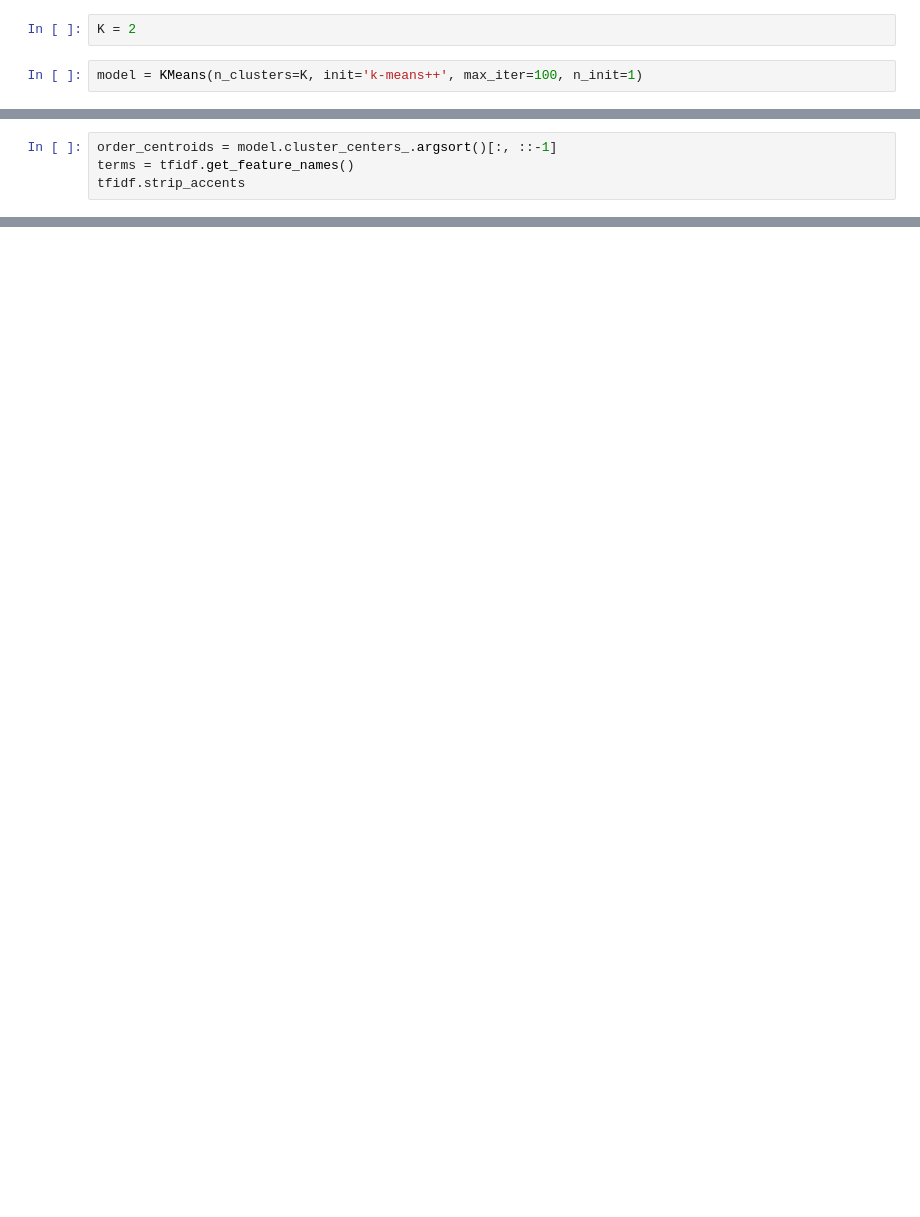
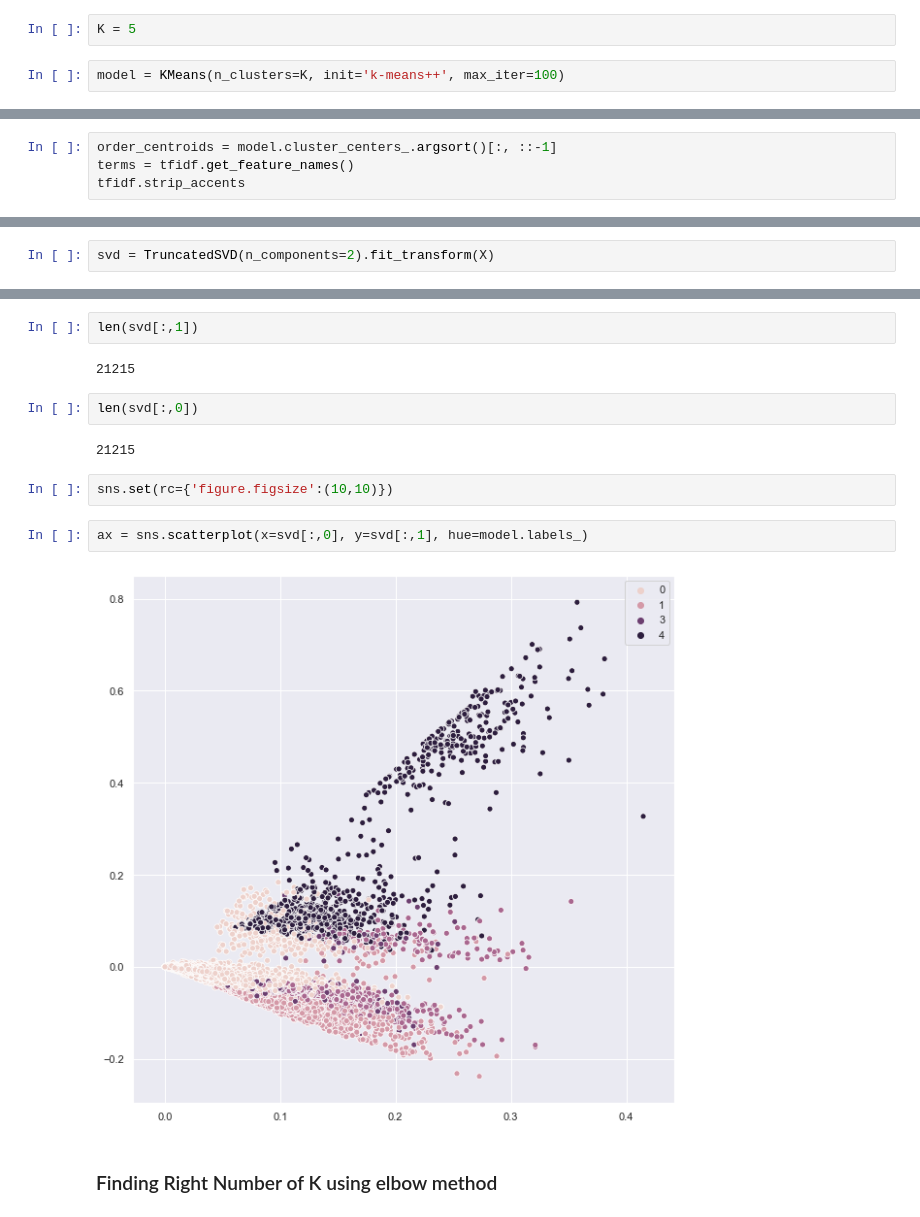
Before and after one commit to m-yasir/ai-lab, a Jupyter notebook: project.ipynb, the cells around one changed output, grey strips where cells are left out. Drawn from its saved outputs; the diff is of its cells as text; blank space fills up the shorter version.

Commit message:
Add more files. Print cluster words. Visualize clusters. Plot k means elbow.

```diff
--- a/project.ipynb
+++ b/project.ipynb
@@ -51,7 +111,7 @@ X = tfidf.fit_transform(lemmatizedSentences)
 # %%
-K = 2
+K = 5
 # %%
-model = KMeans(n_clusters=K, init='k-means++', max_iter=100, n_init=1)
+model = KMeans(n_clusters=K, init='k-means++', max_iter=100)
 # %%
 model.fit(X)
 # %% [output]
@@ -87,0 +160,2 @@ Cluster 1:
+# %%
+svd = TruncatedSVD(n_components=2).fit_transform(X)
@@ -87,0 +172,16 @@ Cluster 1:
+# %%
+len(svd[:,1])
+# %% [output]
+21215
+# %%
+len(svd[:,0])
+# %% [output]
+21215
+# %%
+sns.set(rc={'figure.figsize':(10,10)})
+# %%
+ax = sns.scatterplot(x=svd[:,0], y=svd[:,1], hue=model.labels_)
+# %% [output]
+[figure, added]
+# %% [markdown]
+### Finding Right Number of K using elbow method
```
Also changed, not shown: parts of 22 cells of this notebook, 5 other files.
